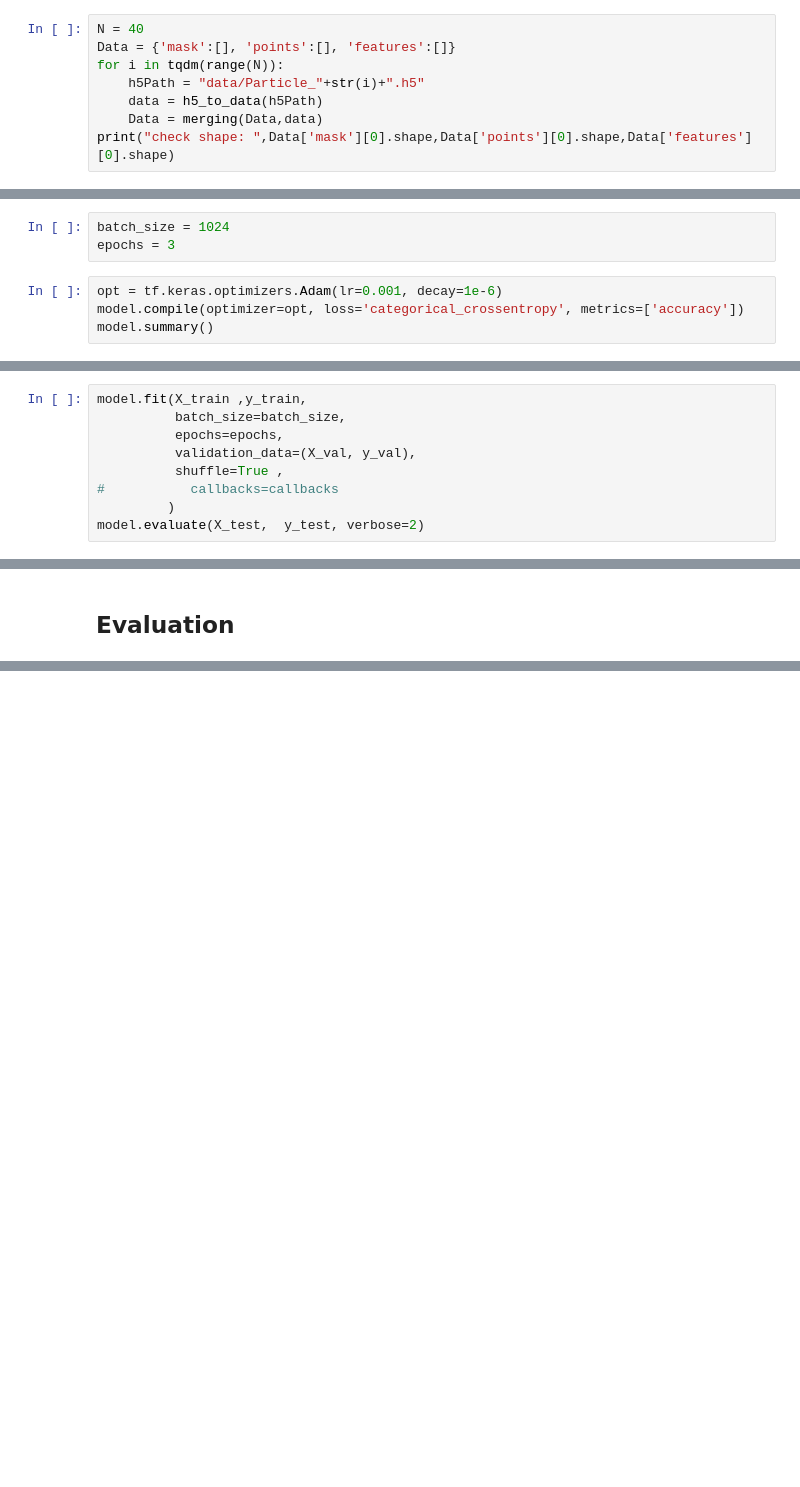
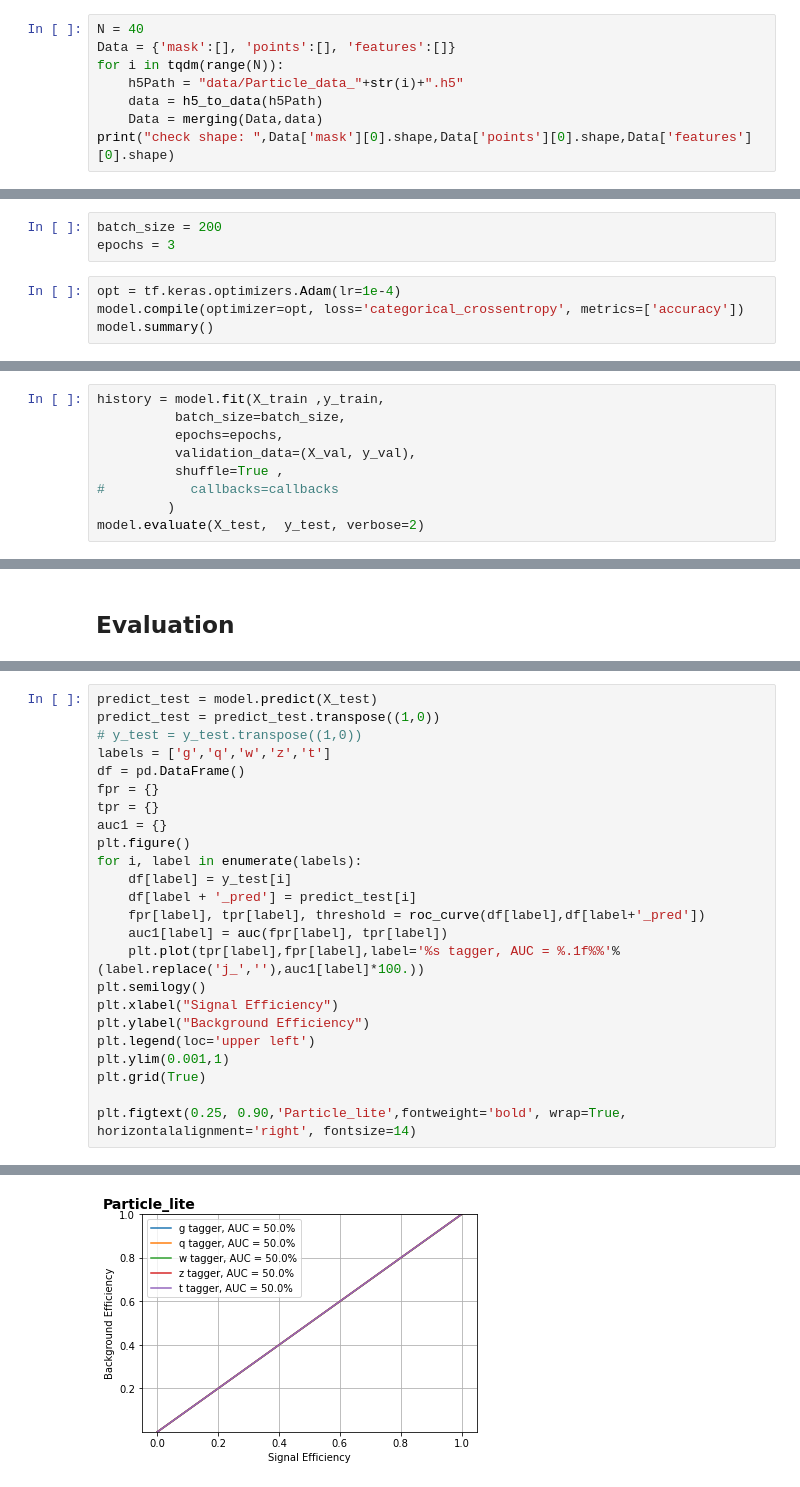
Before and after one commit to Noam-91/EPE_tutorial, a Jupyter notebook: Particle-net test 8.12.2020.ipynb, the cells around one changed output, grey strips where cells are left out. Saved outputs shown, nothing was run; the diff lists cells and outputs as text; blank space fills up the shorter version.

```diff
--- a/Particle-net test 8.12.2020.ipynb
+++ b/Particle-net test 8.12.2020.ipynb
@@ -152,7 +145,7 @@ array([   101333,    101333,    101333, ..., 300123134, 300123134,
 N = 40
 Data = {'mask':[], 'points':[], 'features':[]}
 for i in tqdm(range(N)):
-    h5Path = "data/Particle_"+str(i)+".h5"
+    h5Path = "data/Particle_data_"+str(i)+".h5"
     data = h5_to_data(h5Path)
     Data = merging(Data,data)
 print("check shape: ",Data['mask'][0].shape,Data['points'][0].shape,Data['features'][0].shape)
@@ -179,9 +174,9 @@ input_shapes={'points': X_train['points'][0].shape, 'features': X_train['feature
 num_classes = 5
 model = get_particle_net_lite(num_classes, input_shapes)
 # %%
-batch_size = 1024
+batch_size = 200
 epochs = 3
 # %%
-opt = tf.keras.optimizers.Adam(lr=0.001, decay=1e-6)
+opt = tf.keras.optimizers.Adam(lr=1e-4)
 model.compile(optimizer=opt, loss='categorical_crossentropy', metrics=['accuracy'])
 model.summary()
@@ -188,5 +201,5 @@ model.summary()
 # %%
-model.fit(X_train ,y_train,
+history = model.fit(X_train ,y_train,
           batch_size=batch_size,
           epochs=epochs,
           validation_data=(X_val, y_val),
@@ -253,0 +222,25 @@ plt.show()
+# %%
+predict_test = model.predict(X_test)
+predict_test = predict_test.transpose((1,0))
+# y_test = y_test.transpose((1,0))
+labels = ['g','q','w','z','t']
+df = pd.DataFrame()
+fpr = {}
+tpr = {}
+auc1 = {}
+plt.figure()
+for i, label in enumerate(labels):
+    df[label] = y_test[i]
+    df[label + '_pred'] = predict_test[i]
+    fpr[label], tpr[label], threshold = roc_curve(df[label],df[label+'_pred'])
+    auc1[label] = auc(fpr[label], tpr[label])
+    plt.plot(tpr[label],fpr[label],label='%s tagger, AUC = %.1f%%'%(label.replace('j_',''),auc1[label]*100.))
+plt.semilogy()
+plt.xlabel("Signal Efficiency")
+plt.ylabel("Background Efficiency")
+plt.legend(loc='upper left')
+plt.ylim(0.001,1)
+plt.grid(True)
+
+plt.figtext(0.25, 0.90,'Particle_lite',fontweight='bold', wrap=True, horizontalalignment='right', fontsize=14)
+# %% [output]
@@ -253,0 +248 @@ plt.show()
+[figure, added]
```
Also changed, not shown: parts of 13 cells of this notebook.
